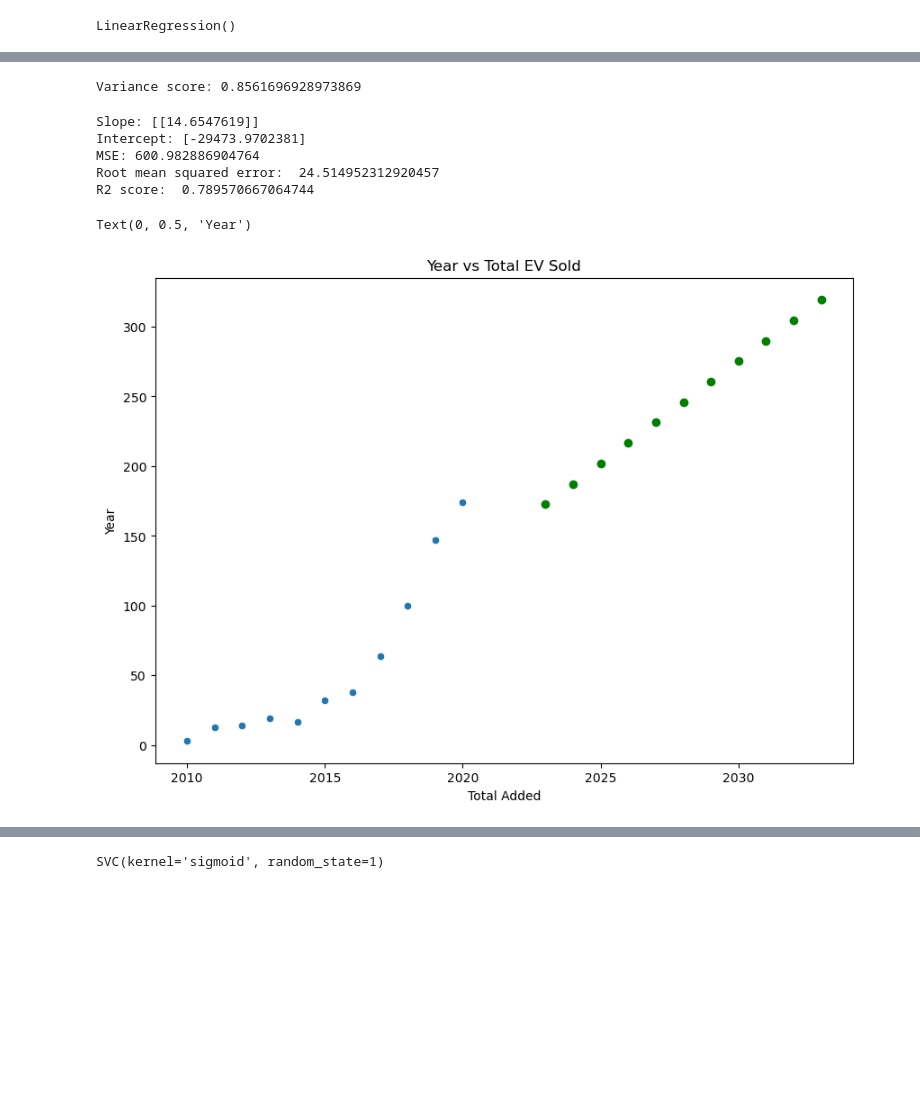
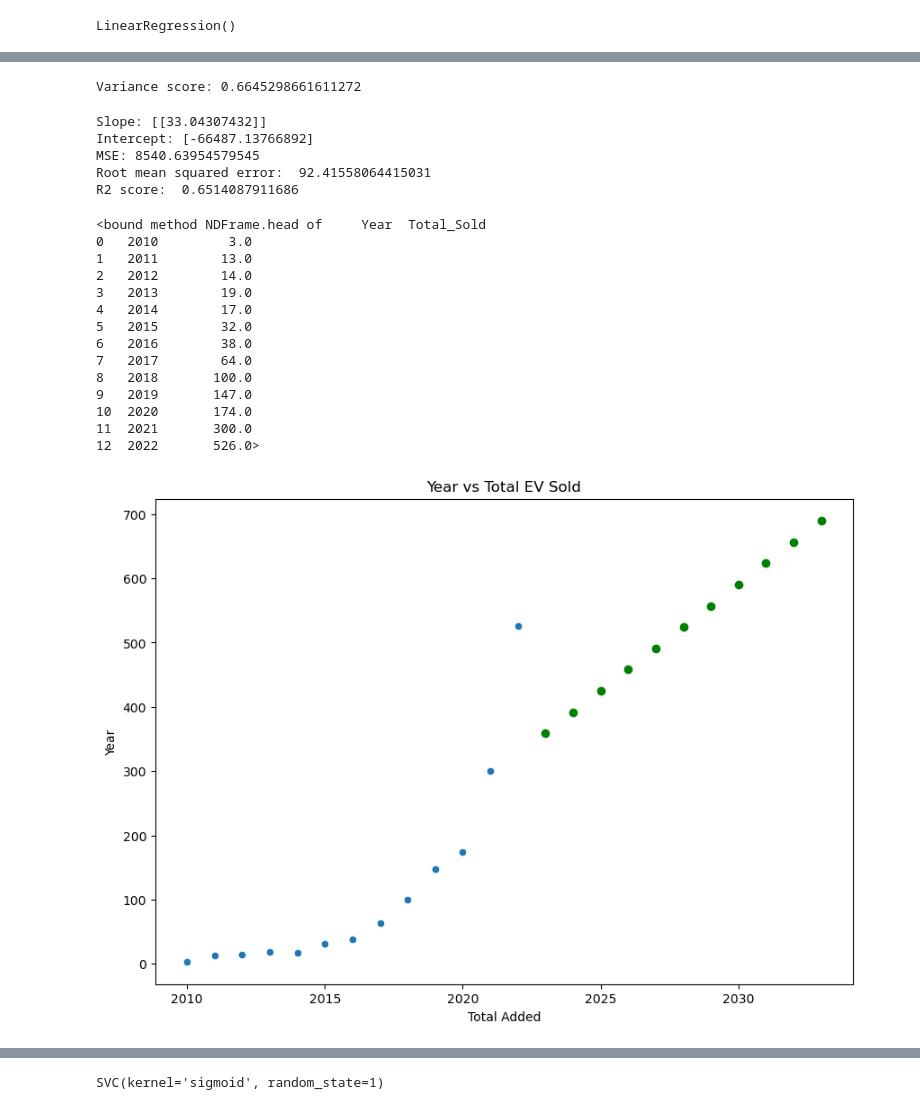
Before and after one commit to DavidN0809/ECGR-4105, a Jupyter notebook: Final Project/EV_Title.ipynb, the cells around one changed output, grey strips where cells are left out. Cells and saved outputs as stored; diff of their text form; code cells hidden in the pictures; blank space fills up the shorter version.

```diff
--- a/Final Project/EV_Title.ipynb
+++ b/Final Project/EV_Title.ipynb
@@ -87,7 +114,7 @@ def findingyears(year):
     x=np.where(EV_Title_Year == year)
     return x
 # %%
-arr = [2010, 2011, 2012, 2013, 2014, 2015, 2016, 2017, 2018, 2019, 2020]
+arr = [2010, 2011, 2012, 2013, 2014, 2015, 2016, 2017, 2018, 2019, 2020, 2021, 2022,]
 arr1 = []
 
 for i in range(len(arr)):
@@ -204,7 +256,7 @@ Text(0, 0.5, 'Year')
 # %%
 print('Variance score: {}'.format(classifier.score(X_test, y_test)))
 # %% [output]
-Variance score: 0.8561696928973869
+Variance score: 0.6645298661611272
 # %%
 x=X_train
 y=y_train
@@ -229,11 +281,11 @@ print('MSE:',mse)
 print('Root mean squared error: ', rmse)
 print('R2 score: ', r2)
 # %% [output]
-Slope: [[14.6547619]]
-Intercept: [-29473.9702381]
-MSE: 600.982886904764
-Root mean squared error:  24.514952312920457
-R2 score:  0.789570667064744
+Slope: [[33.04307432]]
+Intercept: [-66487.13766892]
+MSE: 8540.63954579545
+Root mean squared error:  92.41558064415031
+R2 score:  0.6514087911686
 # %%
 # You haven't provided the values of X_train and y_train, so I'm going to
 # use the years list as the x values and an array of zeros as the y values
@@ -243,32 +295,47 @@ x = [2023,2024,2025,2026,2027,2028,2029,2030,2031,2032,2033]
 y = np.zeros(len(x))
 
 # You also haven't provided the classifier object, so I'm going to use a
 # dummy object for this example.
 
 # Now we can use the x and y values to plot the data
 
 # Reshape the x array to be a 2D array of size (n, 1) where n is the
 # number of elements in the array
 x = np.array(x).reshape(-1, 1)
 
 # Use the classifier object to predict the y values for the x values
 y_pred = classifier.predict(x)
 
 # Create a figure object with a specified size
 fig = plt.figure(figsize=(10, 7))
 
 # Add a title to the plot
 plt.title('Year vs Total EV Sold')
 
 # Plot the x and y values as a scatterplot
 sns.scatterplot(x="Year", y="Total_Sold", data=df)
 
 # Plot the predicted y values against the x values as a scatter plot
 plt.scatter(x, y_pred, color='green')
 
 # Label the x and y axes
 plt.xlabel('Total Added')
 plt.ylabel('Year')
+fig.savefig('Year vs Total Sold Predictions.jpg', bbox_inches='tight', dpi=150)
+df.head
 # %% [output]
-Text(0, 0.5, 'Year')
+<bound method NDFrame.head of     Year  Total_Sold
+0   2010         3.0
+1   2011        13.0
+2   2012        14.0
+3   2013        19.0
+4   2014        17.0
+5   2015        32.0
+6   2016        38.0
+7   2017        64.0
+8   2018       100.0
+9   2019       147.0
+10  2020       174.0
+11  2021       300.0
+12  2022       526.0>
-[figure, old version]
+[figure, new version]
```
Also changed, not shown: parts of 26 cells of this notebook, 15 other files.
